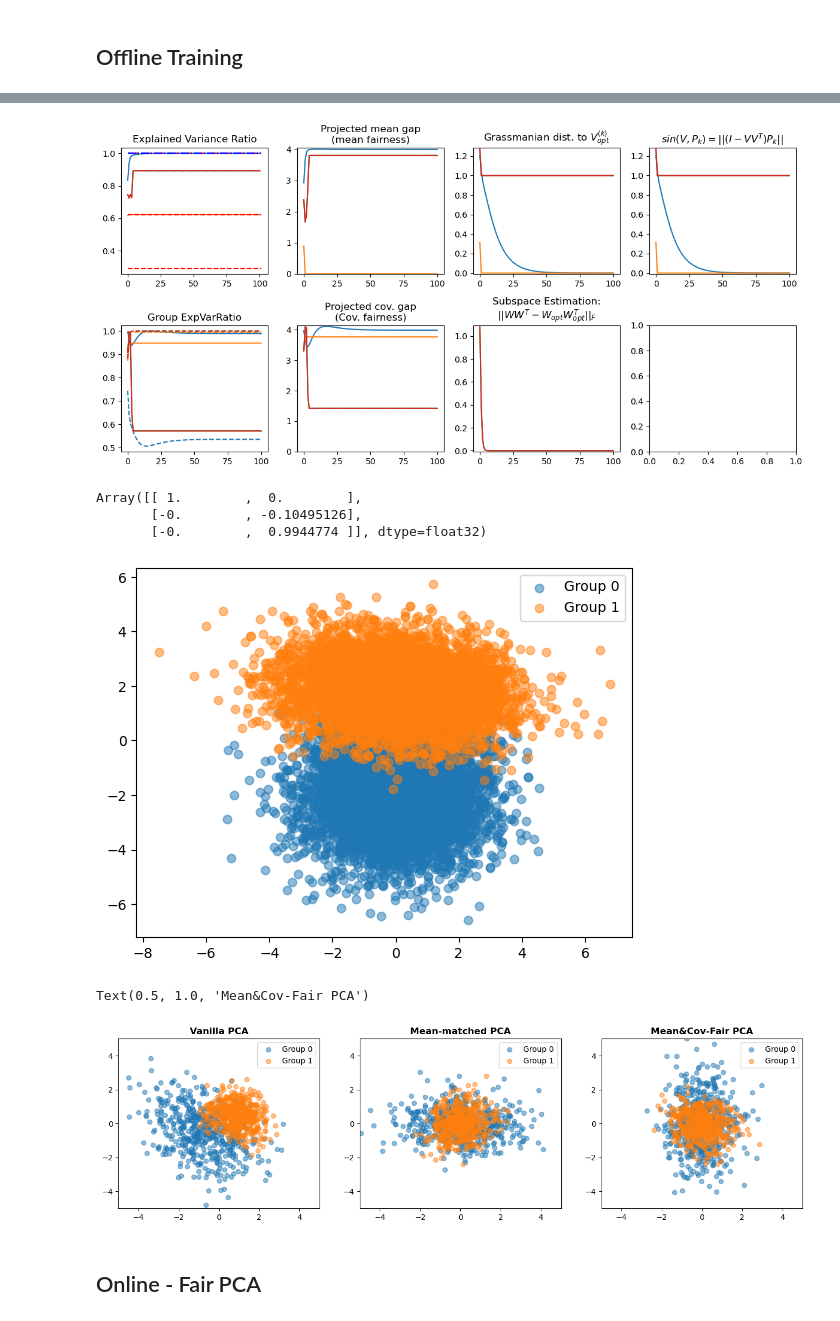
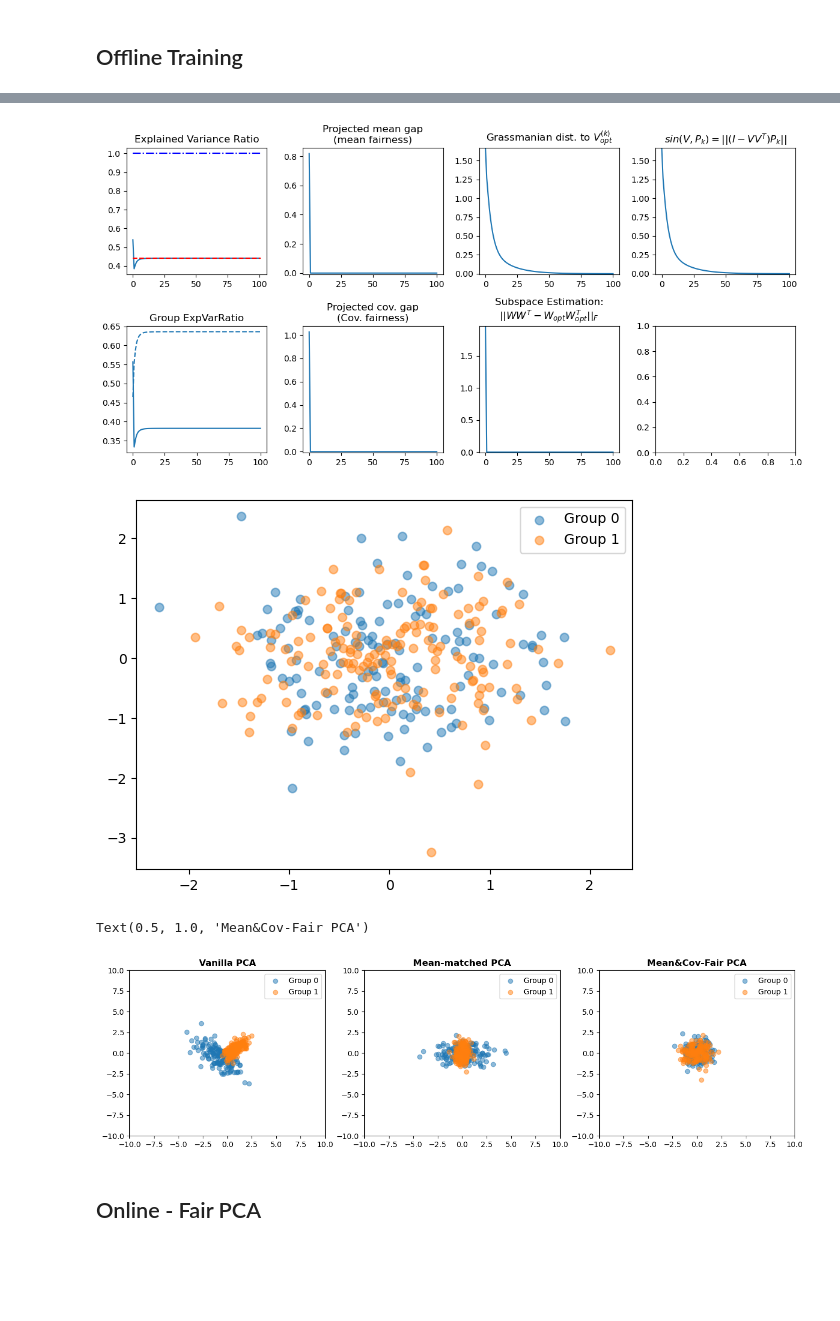
Before and after one commit to HanseulJo/fair-streaming-pca, a Jupyter notebook: synthetic_fair_streaming_pca/FairPCA_custom.ipynb, the cells around one changed output, grey strips where cells are left out. Cells and saved outputs as stored; diff of their text form; code cells hidden in the pictures; blank space fills up the shorter version.

```diff
--- a/synthetic_fair_streaming_pca/FairPCA_custom.ipynb
+++ b/synthetic_fair_streaming_pca/FairPCA_custom.ipynb
@@ -13,15 +5,12 @@ Sigma1 = jnp.array([[1,0,0],
 # %%
 from fairPCA import StreamingFairBlockPCA
 Algo = StreamingFairBlockPCA(
-    data_dim=3,
-    # mu0=mu0,
-    # Sigma0=Sigma0,
-    # Sigma1=Sigma1,
-    probability=0.5,
-    rank=1,  # effective rank of Sigma_gap
-    eps=0.,
-    mu_scale=-2,
-    max_cov_eig0=3,
-    max_cov_eig1=1,
-    seed=None
-)
+        data_dim=10,
+        probability=0.5,
+        rank=3,  # effective rank of Sigma_gap
+        eps=0.3,
+        mu_scale=1,
+        max_cov_eig0=3,
+        max_cov_eig1=1,
+        seed=None
+    )
@@ -67,7 +59,7 @@ sorted(unfair_pc_score, key=lambda x: -x[0])[:12]
 #     if len(Data[s]) < n_samples:
 #         Data[s].append(data)
 
-n_samples = 10000
+n_samples = 300
 Data = [[], []]
 for _ in range(n_samples):
     s, data = Algo.sample()
@@ -167,24 +160,18 @@ plt.legend()
 # %%
 Algo.offline_train(
     target_dim=2,
-    rank=1,
-    n_iter=n_iter,
-    n_iter_inner=n_iter,
-    lr=2,
+    rank=3,
+    n_iter=100,
+    n_iter_inner=100,
+    lr=None,
     pca_optimization='pm',
     constraint='all',
     seed=0,
 )
-# fig, axes = Algo.plot_buffer(save=None);
-Algo.plot_buffer(save=None, fig=fig, axes=axes); fig
+fig, axes = Algo.plot_buffer(save=None);
+# Algo.plot_buffer(save=None, fig=fig, axes=axes); fig
 # %% [output]
-[figure, old version]
+[figure, new version]
-# %%
-Algo.N
-# %% [output]
-Array([[ 1.        ,  0.        ],
-       [-0.        , -0.10495126],
-       [-0.        ,  0.9944774 ]], dtype=float32)
 # %%
 X_all, Y_all = [[],[]], [[],[]]
 # X_all, Y_all = [[],[],[]], [[],[],[]]
@@ -203,45 +190,45 @@ plt.legend()
 # plt.ylim(-5,5)
 plt.show()
 # %% [output]
-[figure, old version]
+[figure, new version]
 # %%
 # Scatter plots in one figure
 fig_all, axes_all = plt.subplots(1,3, figsize=(16,4))
 
 # axes_all[0] = plt.subplot(141, projection='3d')
 # ax = axes_all[0]
 # X0,Y0,Z0 = zip(*Data[0])
 # X1,Y1,Z1 = zip(*Data[1])
 # ax.scatter(X0,Y0,Z0, label='Group 0')
 # ax.scatter(X1,Y1,Z1, label='Group 1')
 alpha=0.5
 
 ax = axes_all[0]
 ax.scatter(X_vanilla[0],Y_vanilla[0], label='Group 0', alpha=alpha)
 ax.scatter(X_vanilla[1],Y_vanilla[1], label='Group 1', alpha=alpha)
 ax.legend()
-ax.set_xlim(-5,5)
-ax.set_ylim(-5,5)
+ax.set_xlim(-10,10)
+ax.set_ylim(-10,10)
 ax.set_title('Vanilla PCA', weight='bold')
 
 ax = axes_all[1]
 ax.scatter(X_mean[0],Y_mean[0], label='Group 0', alpha=alpha)
 ax.scatter(X_mean[1],Y_mean[1], label='Group 1', alpha=alpha)
 ax.legend()
-ax.set_xlim(-5,5)
-ax.set_ylim(-5,5)
+ax.set_xlim(-10,10)
+ax.set_ylim(-10,10)
 ax.set_title('Mean-matched PCA', weight='bold')
 
 ax = axes_all[2]
 ax.scatter(X_all[0],Y_all[0], label='Group 0', alpha=alpha)
 ax.scatter(X_all[1],Y_all[1], label='Group 1', alpha=alpha)
 ax.legend()
-ax.set_xlim(-5,5)
-ax.set_ylim(-5,5)
+ax.set_xlim(-10,10)
+ax.set_ylim(-10,10)
 ax.set_title('Mean&Cov-Fair PCA', weight='bold')
 # %% [output]
 Text(0.5, 1.0, 'Mean&Cov-Fair PCA')
-[figure, old version]
+[figure, new version]
 # %% [markdown]
 ## Online - Fair PCA
 # %%
```
Also changed, not shown: parts of 18 cells of this notebook, 42 other files.
